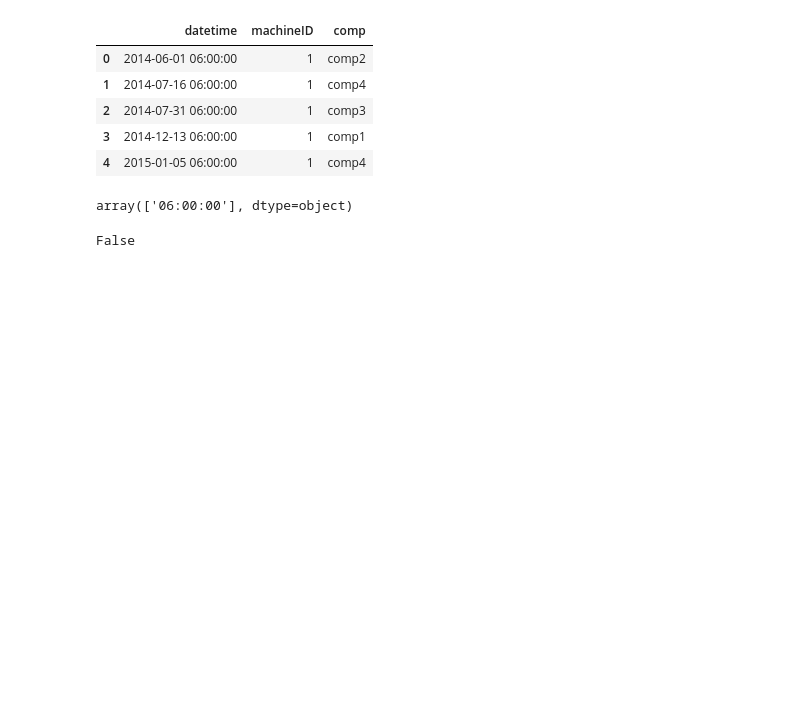
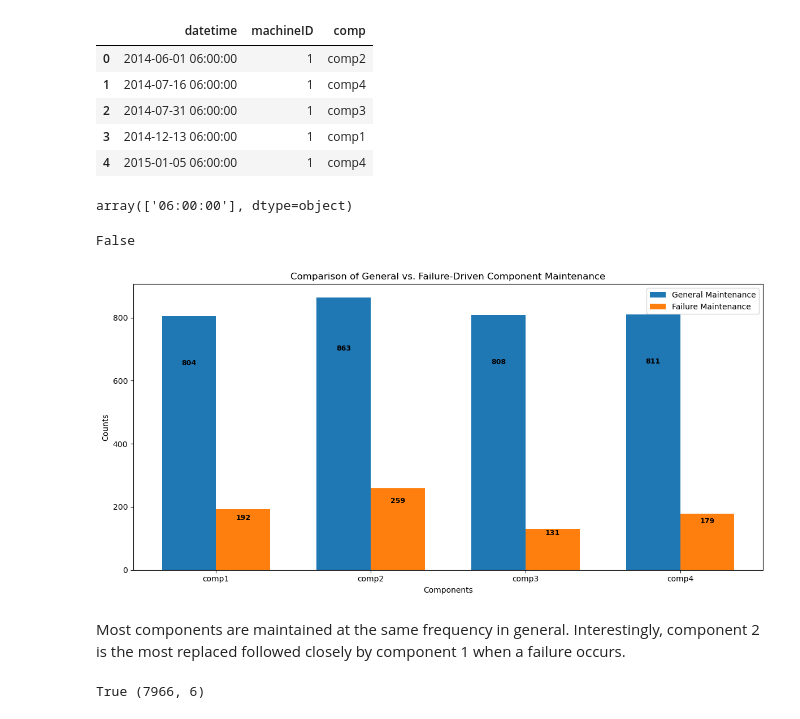
Before and after one commit to manya28/predictive_maintenance, a Jupyter notebook: predictive_maintenance_1.ipynb, the cells around one changed output. Cells and saved outputs as stored; diff of their text form; code cells hidden in the pictures; blank space fills up the shorter version.

```diff
--- a/predictive_maintenance_1.ipynb
+++ b/predictive_maintenance_1.ipynb
@@ -117,3 +127,51 @@ print(is_subset)
 # confirming if any failures are present in maintenance dataset at all or no
 # %% [output]
 False
+# %%
+# Is a certain component more fragile/susceptible to maintenance?
+
+failure_dict = failures_raw['failure'].value_counts().to_dict()
+maint_dict = maintenance_raw['comp'].value_counts().to_dict()
+
+components = list(failure_dict.keys())
+components.sort()
+failure_counts = [failure_dict.get(comp) for comp in components]
+maint_counts = [maint_dict.get(comp) for comp in components]
+
+# Set positions for bars
+x = np.arange(len(components))
+width = 0.35  # width of the bars
+
+# Plot bars side-by-side
+fig, ax = plt.subplots(figsize=(12, 6))
+bars1 = ax.bar(x - width/2, maint_counts, width, label='General Maintenance')
+bars2 = ax.bar(x + width/2, failure_counts, width, label='Failure Maintenance')
+
+for bar in bars1 + bars2:
+    height = bar.get_height()
+    ax.annotate(f'{height}',
+                xy=(bar.get_x() + bar.get_width()/2, 0.8*height),
+                xytext=(0, 0),
+                textcoords='offset points',
+                ha='center', va='bottom', fontsize=9, fontweight='bold')
+
+# Labeling and titles
+ax.set_xlabel('Components')
+ax.set_ylabel('Counts')
+ax.set_title('Comparison of General vs. Failure-Driven Component Maintenance')
+ax.set_xticks(x)
+ax.set_xticklabels(components)
+ax.legend()
+
+plt.tight_layout()
+plt.show()
+# %% [output]
+[figure, added]
+# %% [markdown]
+Most components are maintained at the same frequency in general. Interestingly, component 2 is the most replaced followed closely by component 1 when a failure occurs.
+# %%
+failure_error_maint = pd.concat([failures_raw, errors_raw, maintenance_raw])
+print(failure_error_maint.shape[0] == errors_raw.shape[0] + maintenance_raw.shape[0] + failures_raw.shape[0], failure_error_maint.shape)
+failure_error_maint.drop("time",axis=1,inplace=True)
+# %% [output]
+True (7966, 6)
```
Also changed, not shown: parts of 42 cells of this notebook.
